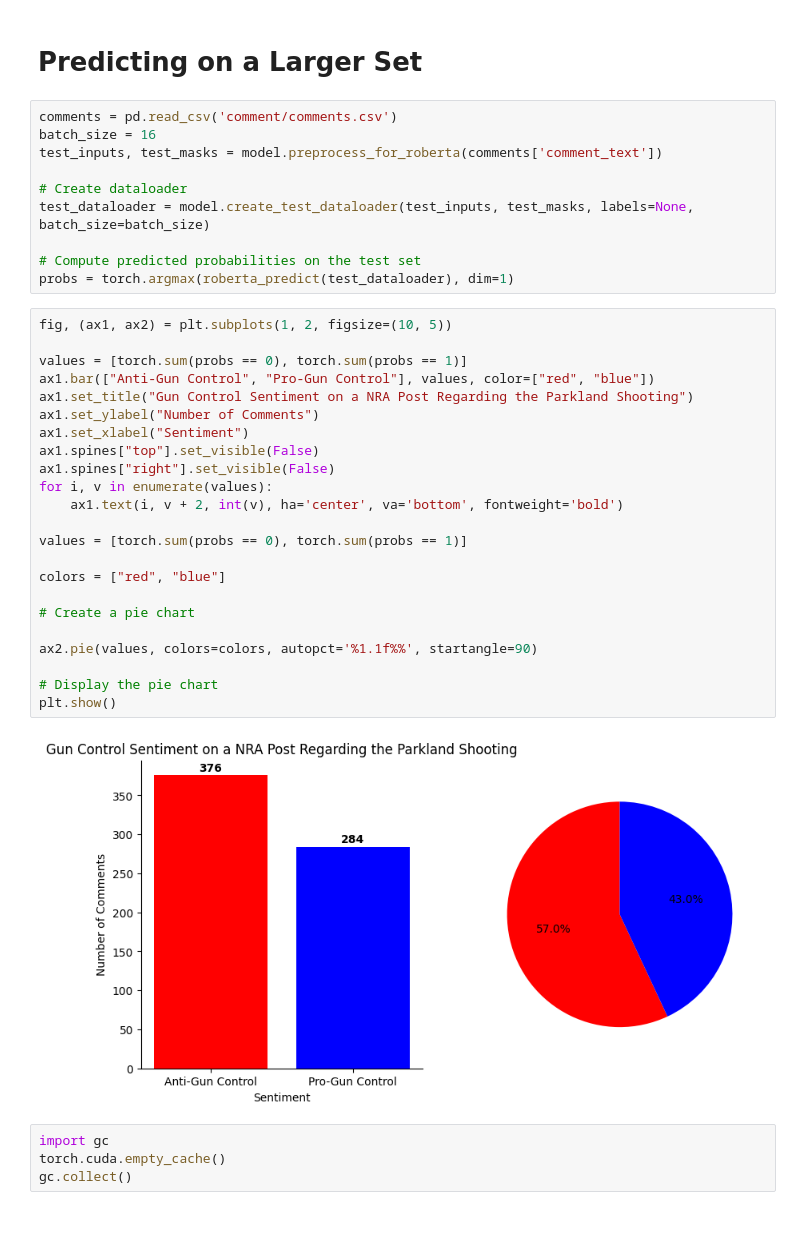
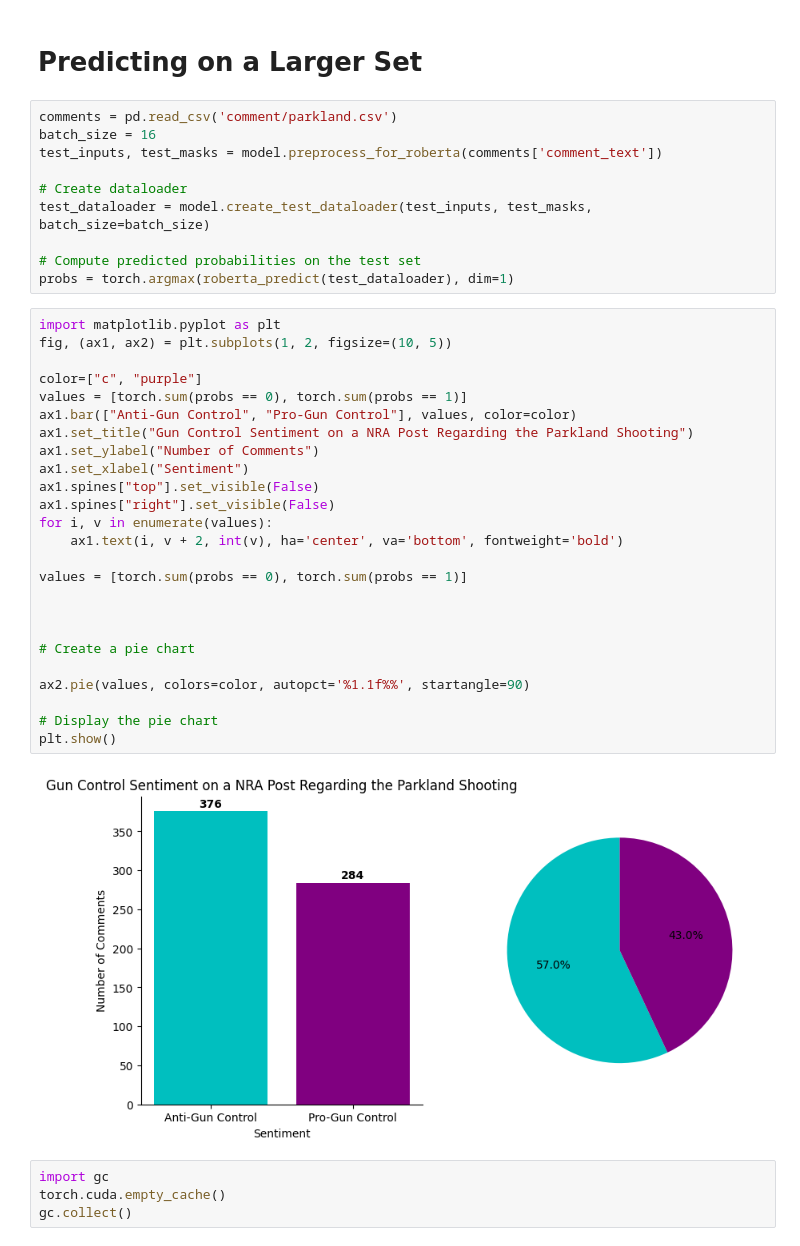
Before and after one commit to Sam-Malta/Gun-Control-Sentiment-Analysis, a Jupyter notebook: poltical_test.ipynb, the cells around one changed output. Cells and saved outputs as stored; diff of their text form.

Commit message:
Fix: Update colors
--remove party colors to unrelated colors

```diff
--- a/poltical_test.ipynb
+++ b/poltical_test.ipynb
@@ -286,40 +286,42 @@ tensor([[6.9249e-04, 9.9931e-01]])
 # %% [markdown]
 # Predicting on a Larger Set
 # %%
-comments = pd.read_csv('comment/comments.csv')
+comments = pd.read_csv('comment/parkland.csv')
 batch_size = 16
 test_inputs, test_masks = model.preprocess_for_roberta(comments['comment_text'])
 
 # Create dataloader
-test_dataloader = model.create_test_dataloader(test_inputs, test_masks, labels=None, batch_size=batch_size)
+test_dataloader = model.create_test_dataloader(test_inputs, test_masks, batch_size=batch_size)
 
 # Compute predicted probabilities on the test set
 probs = torch.argmax(roberta_predict(test_dataloader), dim=1)
 # %%
+import matplotlib.pyplot as plt
 fig, (ax1, ax2) = plt.subplots(1, 2, figsize=(10, 5))
 
+color=["c", "purple"]
 values = [torch.sum(probs == 0), torch.sum(probs == 1)]
-ax1.bar(["Anti-Gun Control", "Pro-Gun Control"], values, color=["red", "blue"])
+ax1.bar(["Anti-Gun Control", "Pro-Gun Control"], values, color=color)
 ax1.set_title("Gun Control Sentiment on a NRA Post Regarding the Parkland Shooting")
 ax1.set_ylabel("Number of Comments")
 ax1.set_xlabel("Sentiment")
 ax1.spines["top"].set_visible(False)
 ax1.spines["right"].set_visible(False)
 for i, v in enumerate(values):
     ax1.text(i, v + 2, int(v), ha='center', va='bottom', fontweight='bold')
 
 values = [torch.sum(probs == 0), torch.sum(probs == 1)]
 
-colors = ["red", "blue"]
+
 
 # Create a pie chart
 
-ax2.pie(values, colors=colors, autopct='%1.1f%%', startangle=90)
+ax2.pie(values, colors=color, autopct='%1.1f%%', startangle=90)
 
 # Display the pie chart
 plt.show()
 # %% [output]
-[figure, old version]
+[figure, new version]
 # %%
 import gc
 torch.cuda.empty_cache()
```
Also changed, not shown: parts of 1 cell of this notebook.
